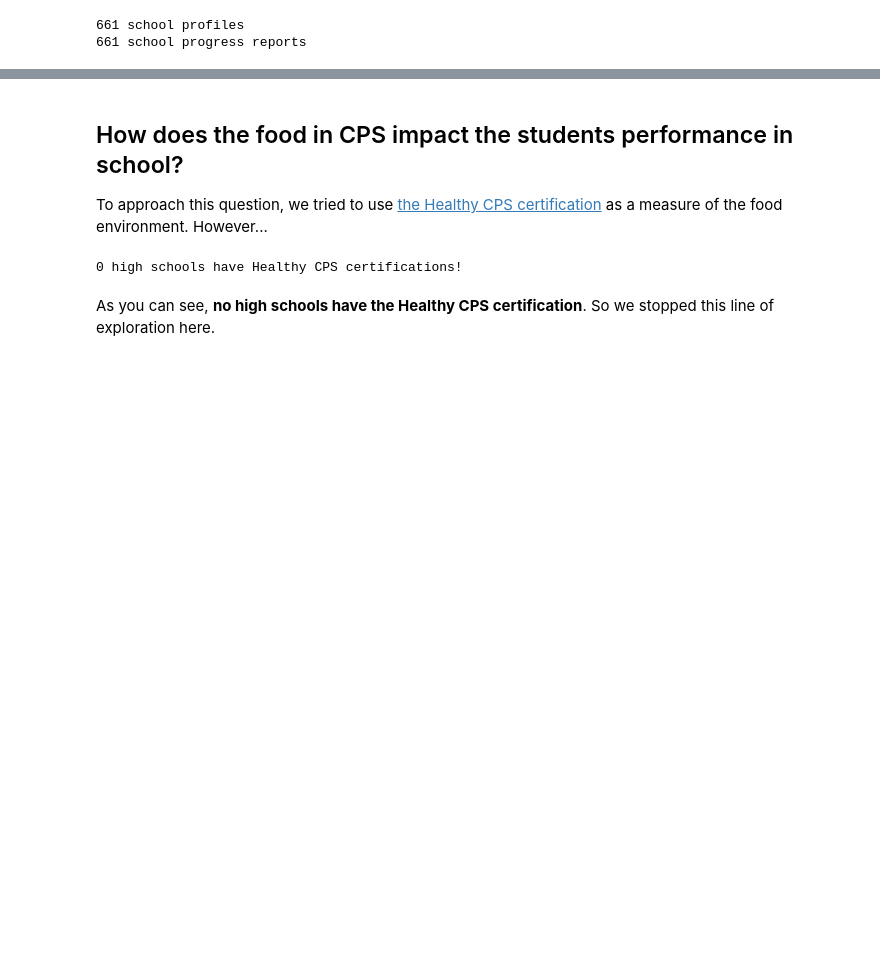
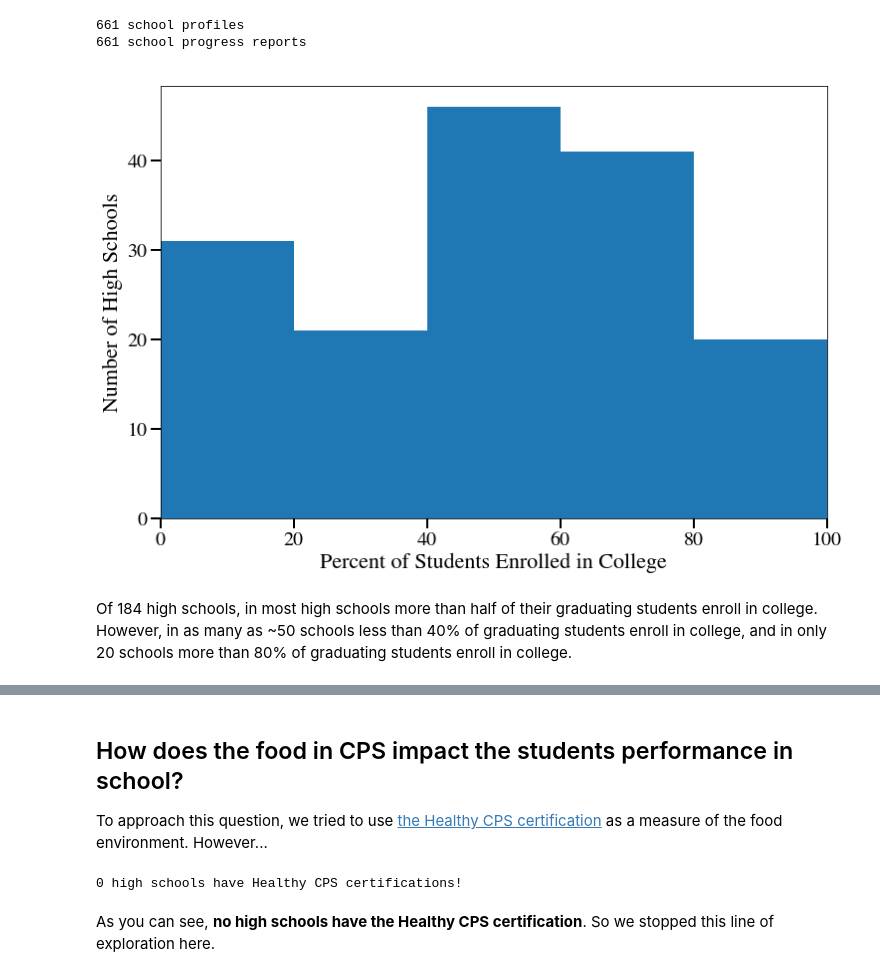
Before and after one commit to avault/chicago_public_schools, a Jupyter notebook: analyses/analysis_setup.ipynb, the cells around one changed output, grey strips where cells are left out. Cells and saved outputs as stored; diff of their text form; code cells hidden in the pictures; blank space fills up the shorter version.

```diff
--- a/analyses/analysis_setup.ipynb
+++ b/analyses/analysis_setup.ipynb
@@ -24,3 +27,16 @@ combined_df, hs_df = analysis_helper.load_data()
 # %% [output]
 661 school profiles
 661 school progress reports
+# %%
+analysis_helper.histogram_plot(
+    hs_df,
+    'College_Enrollment_School_Pct_Year_2',
+    hist_label = 'Percent of Students Enrolled in College',
+    bins = np.arange( 0., 110., 20. ),
+    x_lim = [ 0, 100 ],
+    y_label = 'Number of High Schools',
+)
+# %% [output]
+[figure, added]
+# %% [markdown]
+Of 184 high schools, in most high schools more than half of their graduating students enroll in college. However, in as many as ~50 schools less than 40% of graduating students enroll in college, and in only 20 schools more than 80% of graduating students enroll in college.
```
Also changed, not shown: parts of 15 cells of this notebook, 1 other file.
